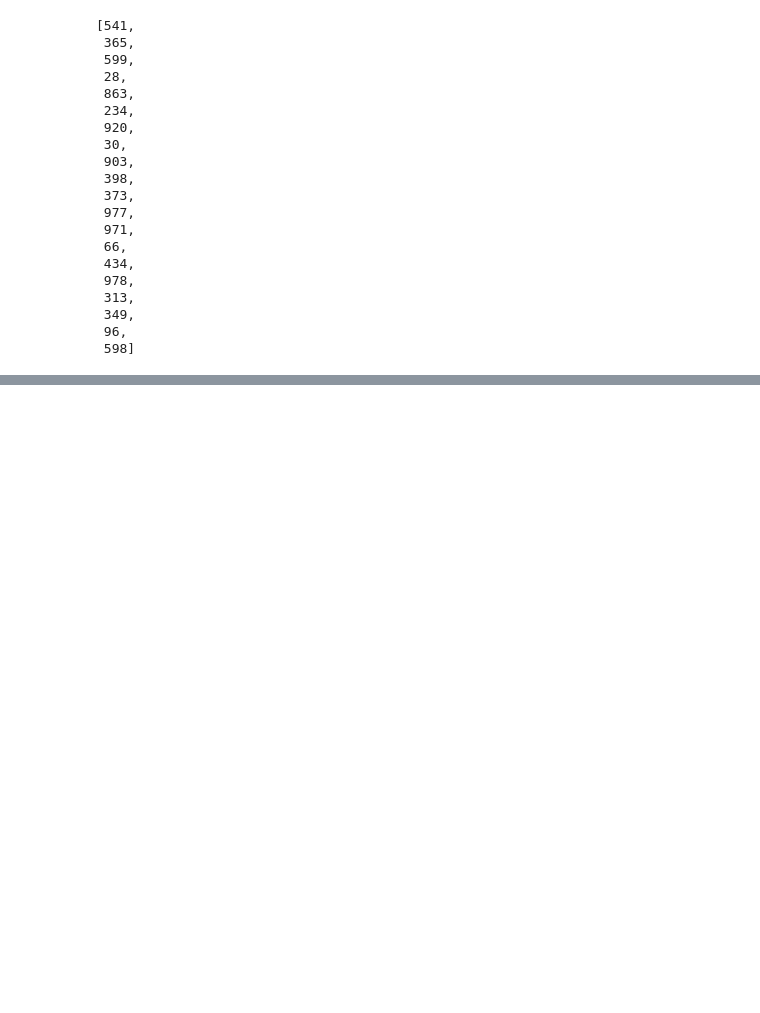
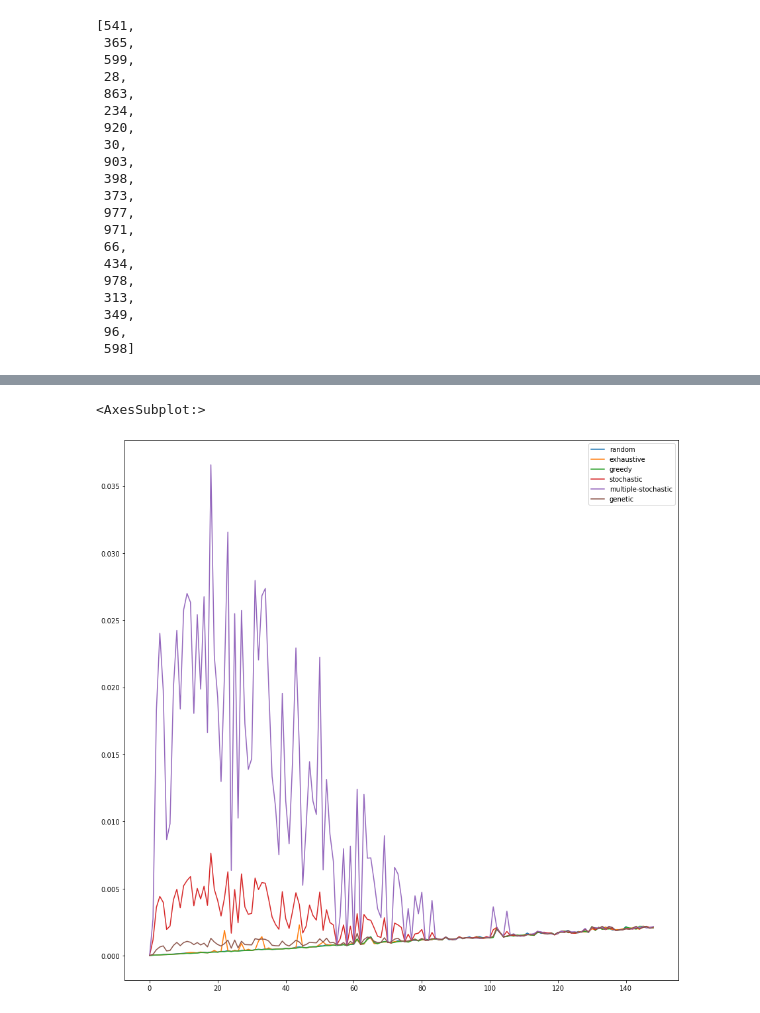
Before and after one commit to JohnStokes228/minimum_prime_hit_set, a Jupyter notebook: algorithm_comparisons.ipynb, the cells around one changed output, grey strips where cells are left out. Drawn from its saved outputs; the diff is of its cells as text; code cells hidden in the pictures; blank space fills up the shorter version.

```diff
--- a/algorithm_comparisons.ipynb
+++ b/algorithm_comparisons.ipynb
@@ -109,0 +245,4 @@ Also note that multiple stochastic has managed to find a solution which matches
+# %%
+df = pd.read_json('experiment_output_data/runtimes_150.json')
+
+df.head()
@@ -109,0 +256,5 @@ Also note that multiple stochastic has managed to find a solution which matches
+# %%
+df.plot(figsize=(15, 15))
+# %% [output]
+<AxesSubplot:>
+[figure, added]
```
Also changed, not shown: parts of 16 cells of this notebook, 1 other file.
